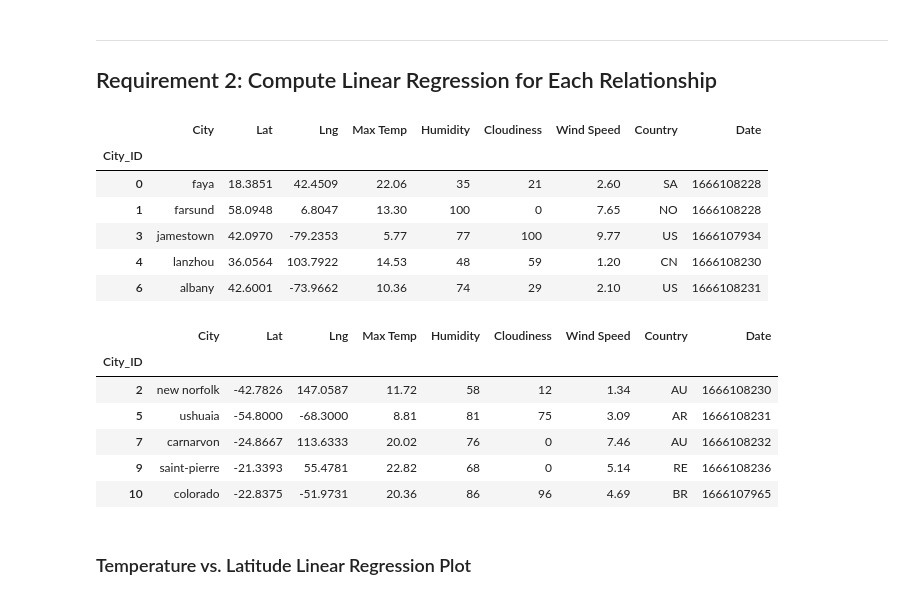
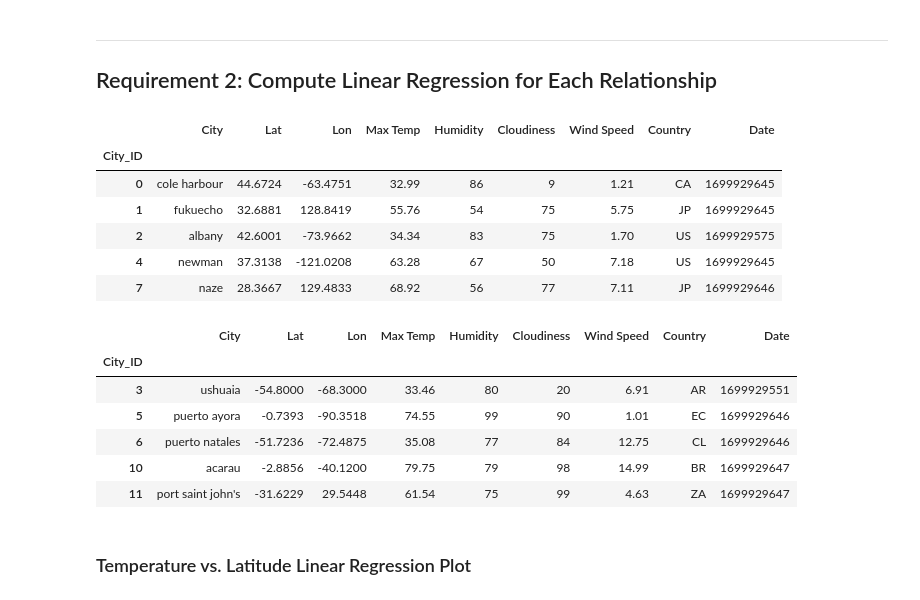
Before and after one commit to AntonLeB04/python-api-challenge, a Jupyter notebook: WeatherPy/WeatherPy.ipynb, the cells around one changed output. Cells and saved outputs as stored; diff of their text form; code cells hidden in the pictures.

```diff
--- a/WeatherPy/WeatherPy.ipynb
+++ b/WeatherPy/WeatherPy.ipynb
@@ -262,31 +285,32 @@ plt.show()
 # %%
 # Create a DataFrame with the Northern Hemisphere data (Latitude >= 0)
-# YOUR CODE HERE
+northern_hemi_df = city_data_df.loc[city_data_df["Lat"] >= 0]
+
 
 # Display sample data
 northern_hemi_df.head()
 # %% [output]
-|  | City | Lat | Lng | Max Temp | Humidity | Cloudiness | Wind Speed | Country | Date |
+|  | City | Lat | Lon | Max Temp | Humidity | Cloudiness | Wind Speed | Country | Date |
 | City_ID |  |  |  |  |  |  |  |  |  |
-| 0 | faya | 18.3851 | 42.4509 | 22.06 | 35 | 21 | 2.60 | SA | 1666108228 |
-| 1 | farsund | 58.0948 | 6.8047 | 13.30 | 100 | 0 | 7.65 | NO | 1666108228 |
-| 3 | jamestown | 42.0970 | -79.2353 | 5.77 | 77 | 100 | 9.77 | US | 1666107934 |
-| 4 | lanzhou | 36.0564 | 103.7922 | 14.53 | 48 | 59 | 1.20 | CN | 1666108230 |
-| 6 | albany | 42.6001 | -73.9662 | 10.36 | 74 | 29 | 2.10 | US | 1666108231 |
+| 0 | cole harbour | 44.6724 | -63.4751 | 32.99 | 86 | 9 | 1.21 | CA | 1699929645 |
+| 1 | fukuecho | 32.6881 | 128.8419 | 55.76 | 54 | 75 | 5.75 | JP | 1699929645 |
+| 2 | albany | 42.6001 | -73.9662 | 34.34 | 83 | 75 | 1.70 | US | 1699929575 |
+| 4 | newman | 37.3138 | -121.0208 | 63.28 | 67 | 50 | 7.18 | US | 1699929645 |
+| 7 | naze | 28.3667 | 129.4833 | 68.92 | 56 | 77 | 7.11 | JP | 1699929646 |
 # %%
 # Create a DataFrame with the Southern Hemisphere data (Latitude < 0)
-# YOUR CODE HERE
+southern_hemi_df = city_data_df.loc[city_data_df["Lat"] < 0]
 
 # Display sample data
 southern_hemi_df.head()
 # %% [output]
-|  | City | Lat | Lng | Max Temp | Humidity | Cloudiness | Wind Speed | Country | Date |
+|  | City | Lat | Lon | Max Temp | Humidity | Cloudiness | Wind Speed | Country | Date |
 | City_ID |  |  |  |  |  |  |  |  |  |
-| 2 | new norfolk | -42.7826 | 147.0587 | 11.72 | 58 | 12 | 1.34 | AU | 1666108230 |
-| 5 | ushuaia | -54.8000 | -68.3000 | 8.81 | 81 | 75 | 3.09 | AR | 1666108231 |
-| 7 | carnarvon | -24.8667 | 113.6333 | 20.02 | 76 | 0 | 7.46 | AU | 1666108232 |
-| 9 | saint-pierre | -21.3393 | 55.4781 | 22.82 | 68 | 0 | 5.14 | RE | 1666108236 |
-| 10 | colorado | -22.8375 | -51.9731 | 20.36 | 86 | 96 | 4.69 | BR | 1666107965 |
+| 3 | ushuaia | -54.8000 | -68.3000 | 33.46 | 80 | 20 | 6.91 | AR | 1699929551 |
+| 5 | puerto ayora | -0.7393 | -90.3518 | 74.55 | 99 | 90 | 1.01 | EC | 1699929646 |
+| 6 | puerto natales | -51.7236 | -72.4875 | 35.08 | 77 | 84 | 12.75 | CL | 1699929646 |
+| 10 | acarau | -2.8856 | -40.1200 | 79.75 | 79 | 98 | 14.99 | BR | 1699929647 |
+| 11 | port saint john's | -31.6229 | 29.5448 | 61.54 | 75 | 99 | 4.63 | ZA | 1699929647 |
 # %% [markdown]
 ###  Temperature vs. Latitude Linear Regression Plot
 # %%
```
Also changed, not shown: parts of 10 cells of this notebook.
